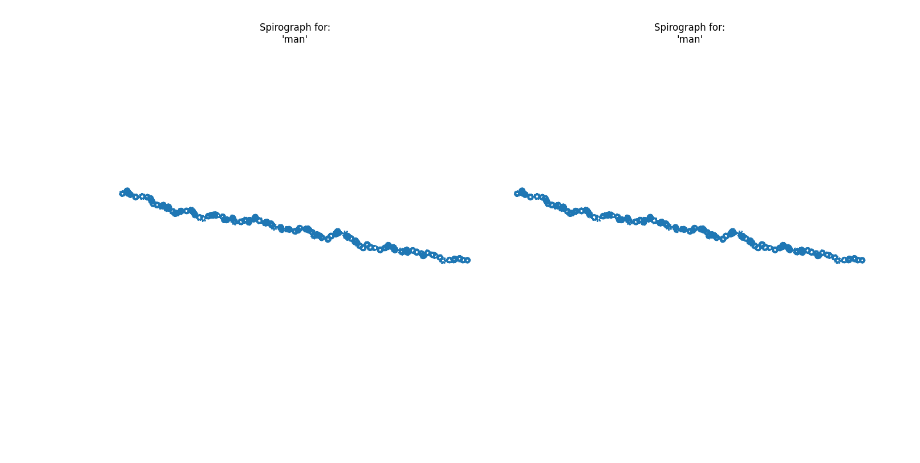
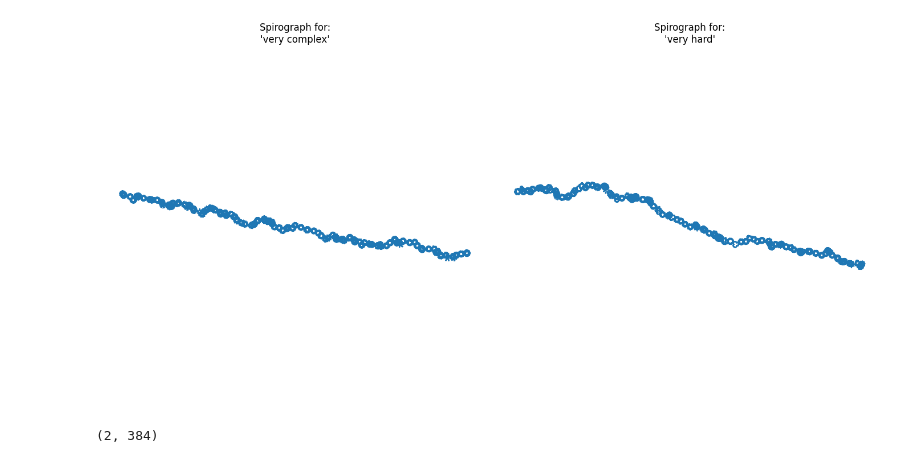
Before and after one commit to keduog/LLM, a Jupyter notebook: Spirograph1234.ipynb, the cells around one changed output. Cells and saved outputs as stored; diff of their text form; code cells hidden in the pictures.

```diff
--- a/Spirograph1234.ipynb
+++ b/Spirograph1234.ipynb
@@ -95,7 +95,7 @@ def composite_spirograph(embedding):
     return np.array(x_total), np.array(y_total)
 
 # Input sentences
-sentence = "he"
+sentence = "what is the difference between eat and eats"
 embedding = model.encode(sentence)
 
 # Generate and plot
@@ -147,33 +147,44 @@ def composite_spirograph(embedding):
     return np.array(x_total), np.array(y_total)
 
 # Define two sentences
-sentence1 = "man"
-sentence2 = "man"
+sentence1 = "very complex"
+sentence2 = "very hard"
 
 # Generate embeddings
 embedding1 = model.encode(sentence1)
 embedding2 = model.encode(sentence2)
 
 # Generate spirograph paths
 x1, y1 = composite_spirograph(embedding1)
 x2, y2 = composite_spirograph(embedding2)
 
 # Plot comparison
 plt.figure(figsize=(14, 7))
 
 plt.subplot(1, 2, 1)
 plt.plot(x1, y1, linewidth=0.6)
 plt.title(f"Spirograph for:\n'{sentence1}'")
 plt.axis('equal')
 plt.axis('off')
 
 plt.subplot(1, 2, 2)
 plt.plot(x2, y2, linewidth=0.6)
 plt.title(f"Spirograph for:\n'{sentence2}'")
 plt.axis('equal')
 plt.axis('off')
 
 plt.tight_layout()
 plt.show()
 # %% [output]
-[figure, old version]
+[figure, new version]
+# %%
+from sentence_transformers import SentenceTransformer
+
+model = SentenceTransformer('all-MiniLM-L6-v2')
+
+sentences = ["This is an example sentence", "Each sentence is converted"]
+embeddings = model.encode(sentences)
+
+print(embeddings.shape)  # (2, 384)
+# %% [output]
+(2, 384)
```
Also changed, not shown: parts of 8 cells of this notebook.
